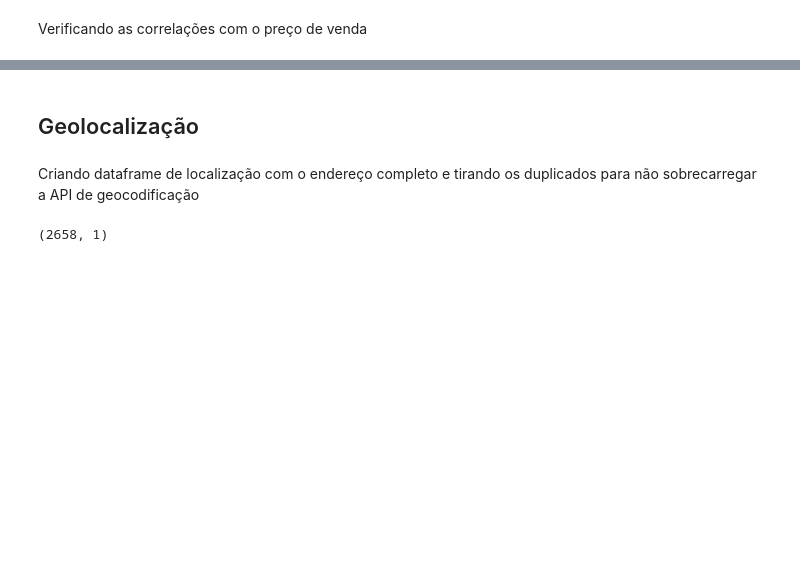
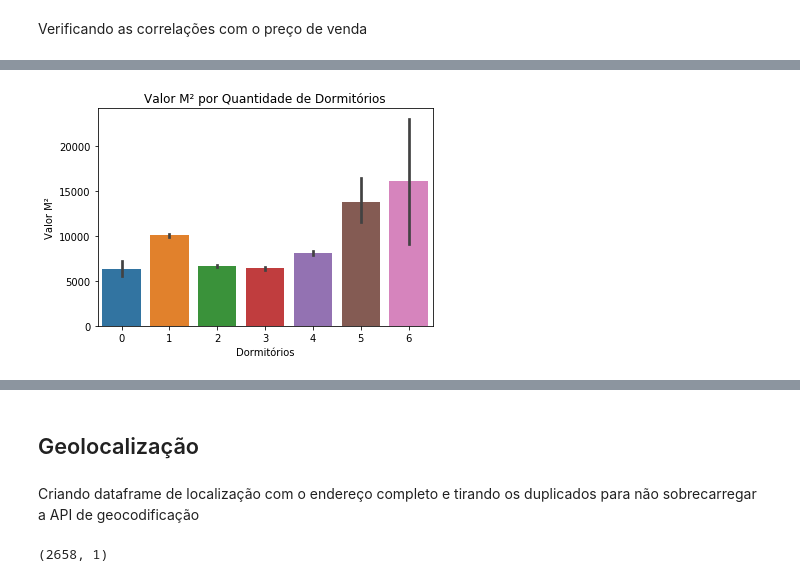
Before and after one commit to kzar1n/datascience, a Jupyter notebook: Trabalho_Precificação_de_Imóveis.ipynb, the cells around one changed output, grey strips where cells are left out. Drawn from its saved outputs; the diff is of its cells as text; code cells hidden in the pictures; blank space fills up the shorter version.

```diff
--- a/Trabalho_Precificação_de_Imóveis.ipynb
+++ b/Trabalho_Precificação_de_Imóveis.ipynb
@@ -178,0 +254,15 @@ Name: (VMU)Preço de venda da unidade no lançamento, dtype: float64
+# %%
+fig = sns.barplot(data = data,
+            #hue='Dormitórios',
+            x = 'Dormitórios',
+            y = '(VUV)Preço m2 privativo no lançamento')
+
+fig.set_xlabel('Dormitórios')
+fig.set_ylabel('Valor M²')
+fig.set_title('Valor M² por Quantidade de Dormitórios')
+
+x = fig.get_figure()
+
+x.savefig("valor por quantide de dormitorios.png", dpi=200, quality=80)
+# %% [output]
+[figure, added]
```
Also changed, not shown: parts of 69 cells of this notebook.
